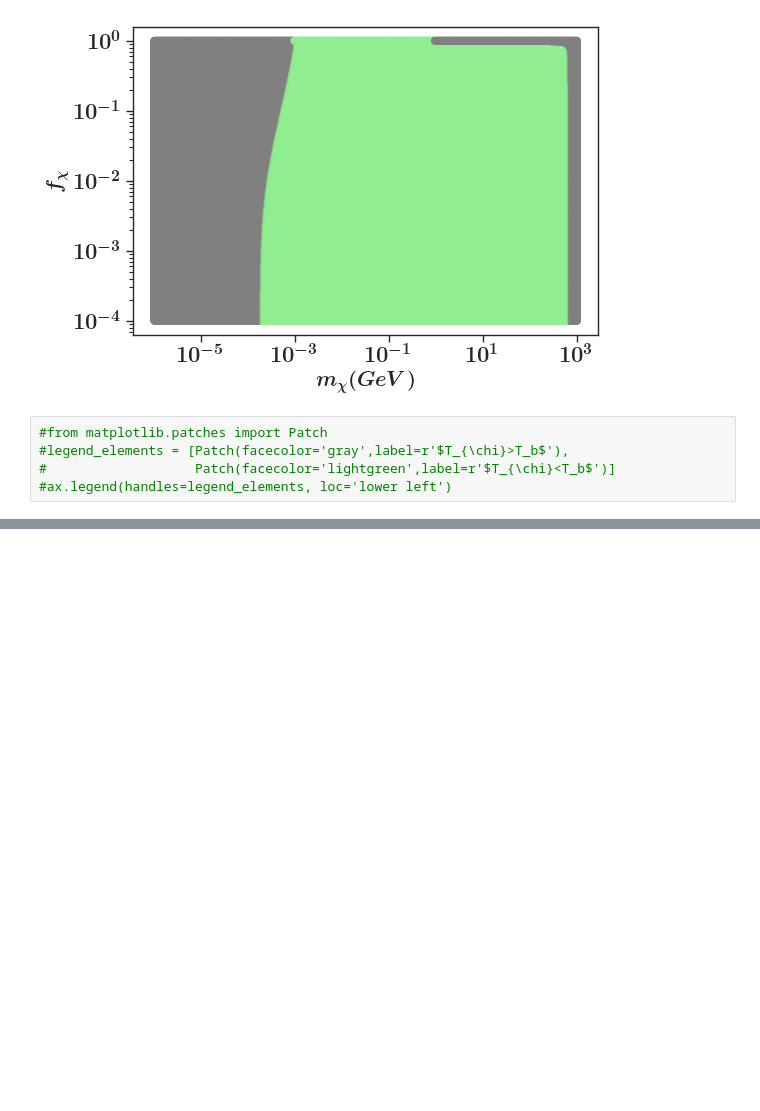
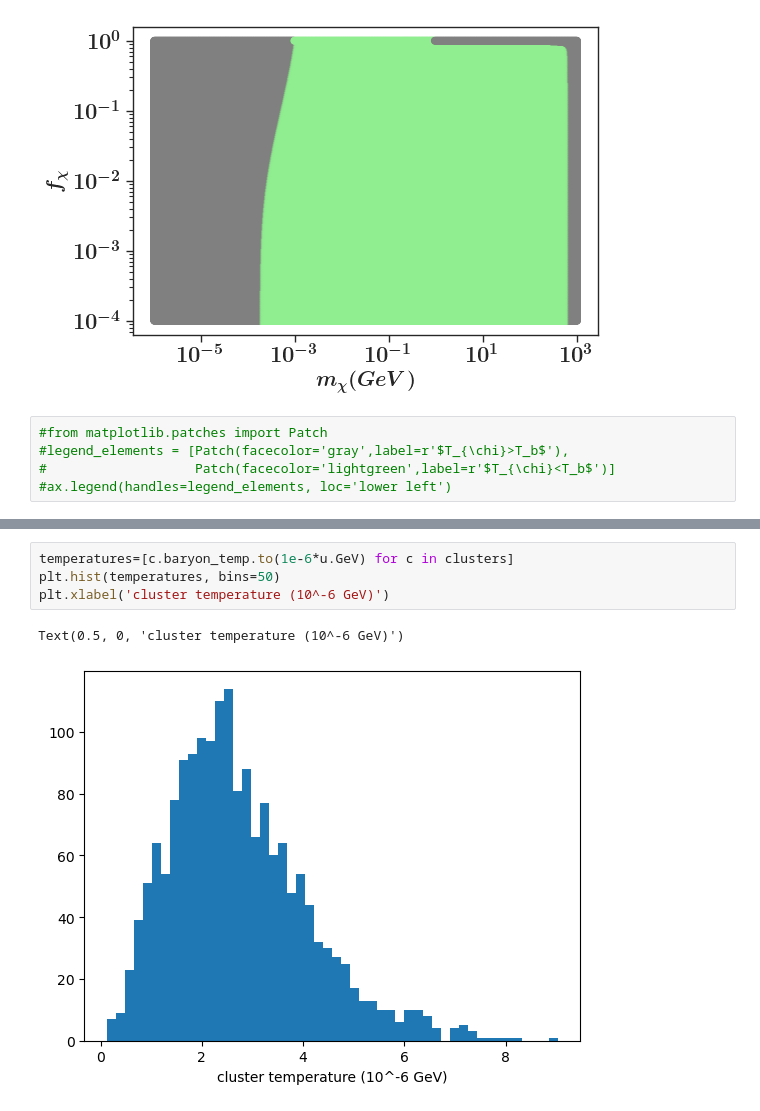
Before and after one commit to eleanorstuart/thermo-idm, a Jupyter notebook: mcxc_clusters.ipynb, the cells around one changed output, grey strips where cells are left out. Cells and saved outputs as stored; diff of their text form; blank space fills up the shorter version.

```diff
--- a/mcxc_clusters.ipynb
+++ b/mcxc_clusters.ipynb
@@ -278,0 +296,7 @@ Text(0, 0.5, '$f_{\\chi}$')
+# %%
+temperatures=[c.baryon_temp.to(1e-6*u.GeV) for c in clusters]
+plt.hist(temperatures, bins=50)
+plt.xlabel('cluster temperature (10^-6 GeV)')
+# %% [output]
+Text(0.5, 0, 'cluster temperature (10^-6 GeV)')
+[figure, added]
```
Also changed, not shown: parts of 4 cells of this notebook, 3 other files.
